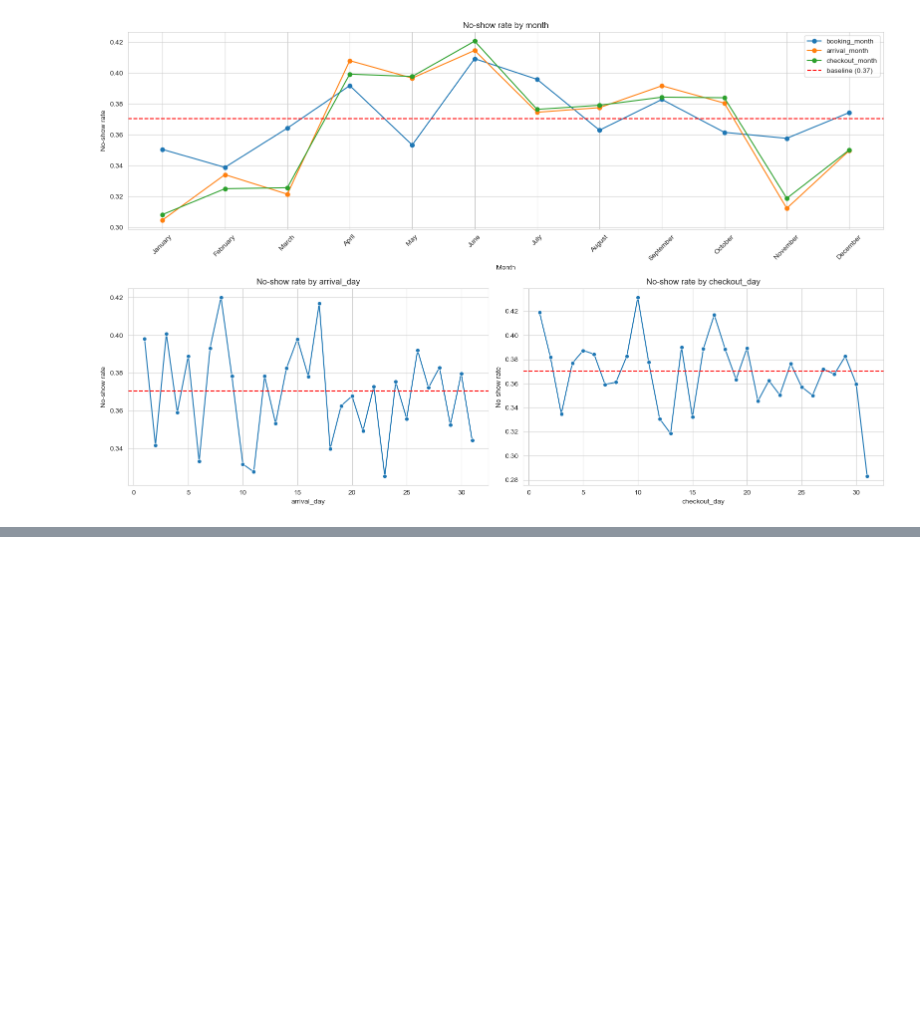
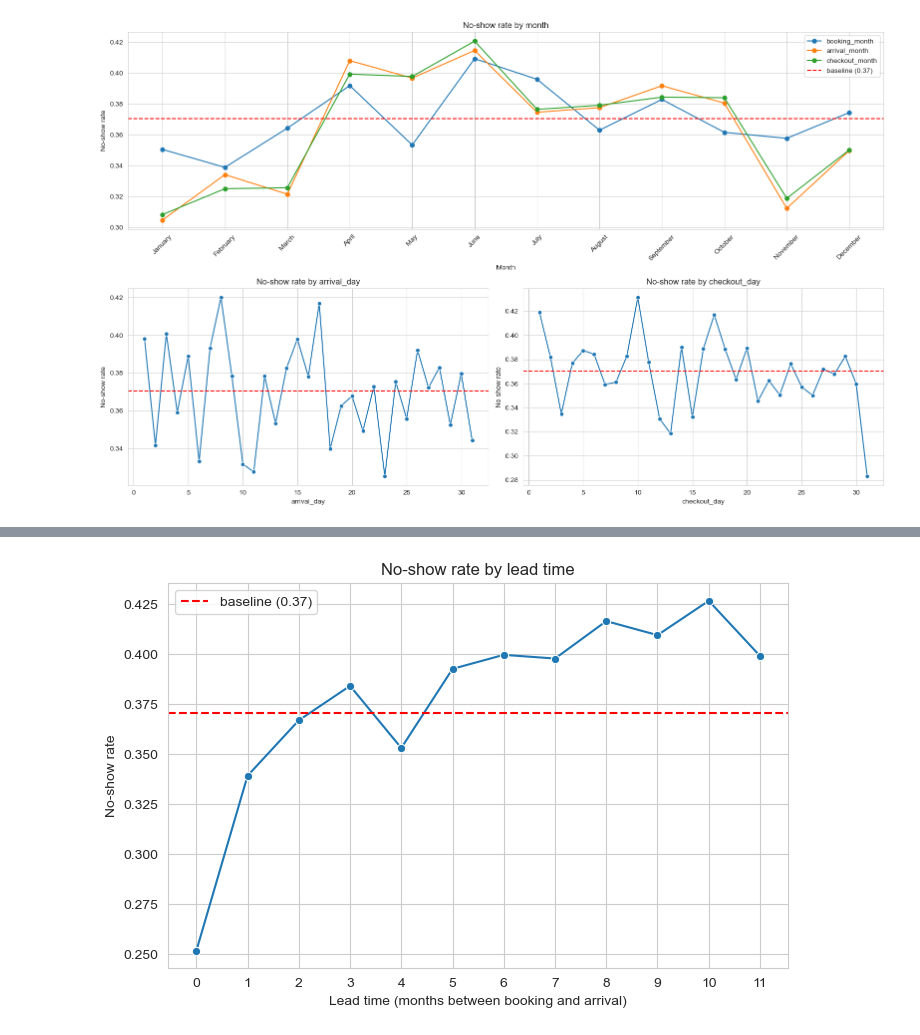
Before and after one commit to taenyfan/predict-hotel-no-show, a Jupyter notebook: eda.ipynb, the cells around one changed output, grey strips where cells are left out. Drawn from its saved outputs; the diff is of its cells as text; code cells hidden in the pictures; blank space fills up the shorter version.

```diff
--- a/eda.ipynb
+++ b/eda.ipynb
@@ -558,0 +596,37 @@ plt.show()
+# %%
+# Create new feature `lead_time`
+
+# Convert month from str to int (Jan -> 1)
+def month_to_num(month_series: pd.Series) -> pd.Series:
+    """Map month names ('January'...'December') to numbers 1-12."""
+    month_map = {m: i for i, m in enumerate([
+        'January', 'February', 'March', 'April', 'May', 'June',
+        'July', 'August', 'September', 'October', 'November', 'December'], start=1)}
+    return month_series.map(month_map)
+
+# Compute lead_time (in months) from arrival_month and booking_month
+def compute_lead_time(df: pd.DataFrame) -> pd.Series:
+    """Months between booking and arrival (0-11, year-wrap handled)."""
+    lead = month_to_num(df['arrival_month']) - month_to_num(df['booking_month'])
+    # if negative, booking was the previous year (e.g. booked Dec, arrive Feb) -> add 12
+    return lead.where(lead >= 0, lead + 12)
+
+df['lead_time'] = compute_lead_time(df)
+# %%
+# Bivariate analysis for `no_show` vs `lead_time`
+sns.set_style("whitegrid")
+baseline = df['no_show'].mean()
+
+plt.figure(figsize=(8, 5))
+rate = df.groupby('lead_time')['no_show'].mean()
+sns.lineplot(x=rate.index, y=rate.values, marker='o')
+plt.axhline(baseline, color='red', linestyle='--', label='baseline (0.37)')
+
+plt.title('No-show rate by lead time')
+plt.xlabel('Lead time (months between booking and arrival)')
+plt.ylabel('No-show rate')
+plt.xticks(range(0, 12))
+plt.legend()
+plt.show()
+# %% [output]
+[figure, added]
```
Also changed, not shown: parts of 12 cells of this notebook, 9 other files.
